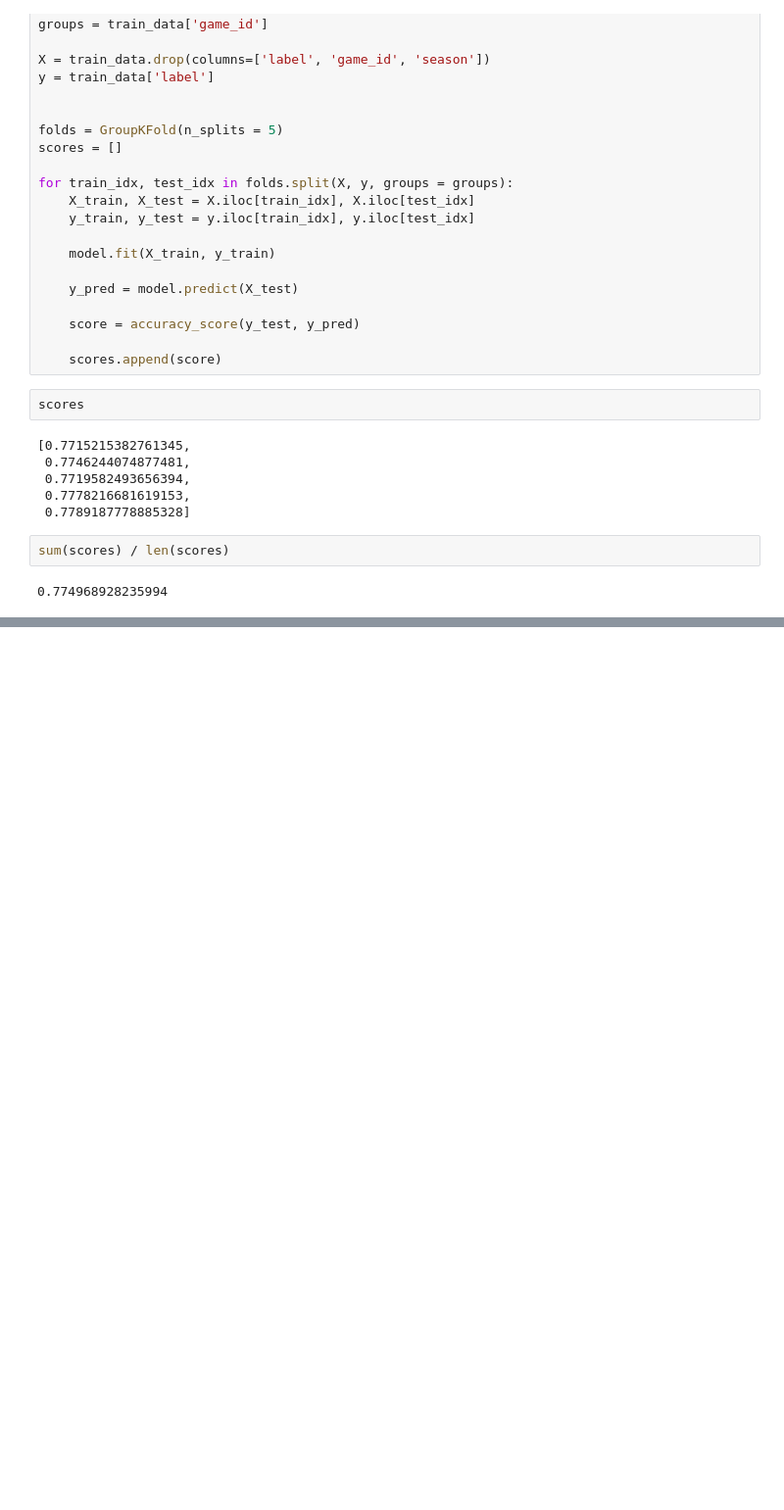
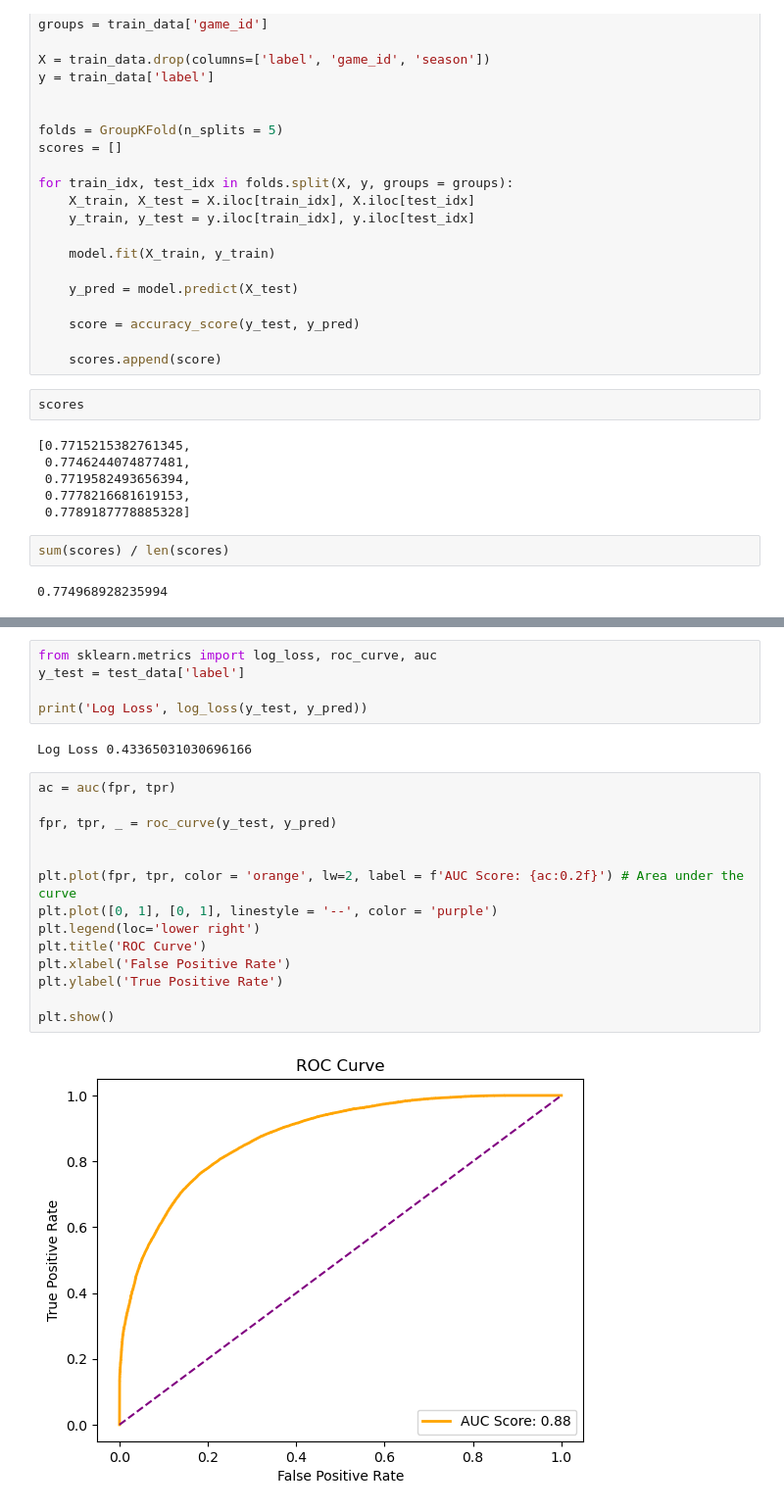
Before and after one commit to UNC-Charlotte-Sports-Analytics-Club/Coding-Lectures, a Jupyter notebook: Lecture-4-Fall-2024/NFL-Win-Probability.ipynb, the cells around one changed output, grey strips where cells are left out. Shown: that part at 98% size. Drawn from its saved outputs; the diff is of its cells as text; blank space fills up the shorter version.

```diff
--- a/Lecture-4-Fall-2024/NFL-Win-Probability.ipynb
+++ b/Lecture-4-Fall-2024/NFL-Win-Probability.ipynb
@@ -170,0 +180,23 @@ sum(scores) / len(scores)
+# %%
+from sklearn.metrics import log_loss, roc_curve, auc
+y_test = test_data['label']
+
+print('Log Loss', log_loss(y_test, y_pred))
+# %% [output]
+Log Loss 0.43365031030696166
+# %%
+ac = auc(fpr, tpr)
+
+fpr, tpr, _ = roc_curve(y_test, y_pred)
+
+
+plt.plot(fpr, tpr, color = 'orange', lw=2, label = f'AUC Score: {ac:0.2f}') # Area under the curve
+plt.plot([0, 1], [0, 1], linestyle = '--', color = 'purple')
+plt.legend(loc='lower right')
+plt.title('ROC Curve')
+plt.xlabel('False Positive Rate')
+plt.ylabel('True Positive Rate')
+
+plt.show()
+# %% [output]
+[figure, added]
```
Also changed, not shown: parts of 6 cells of this notebook.
